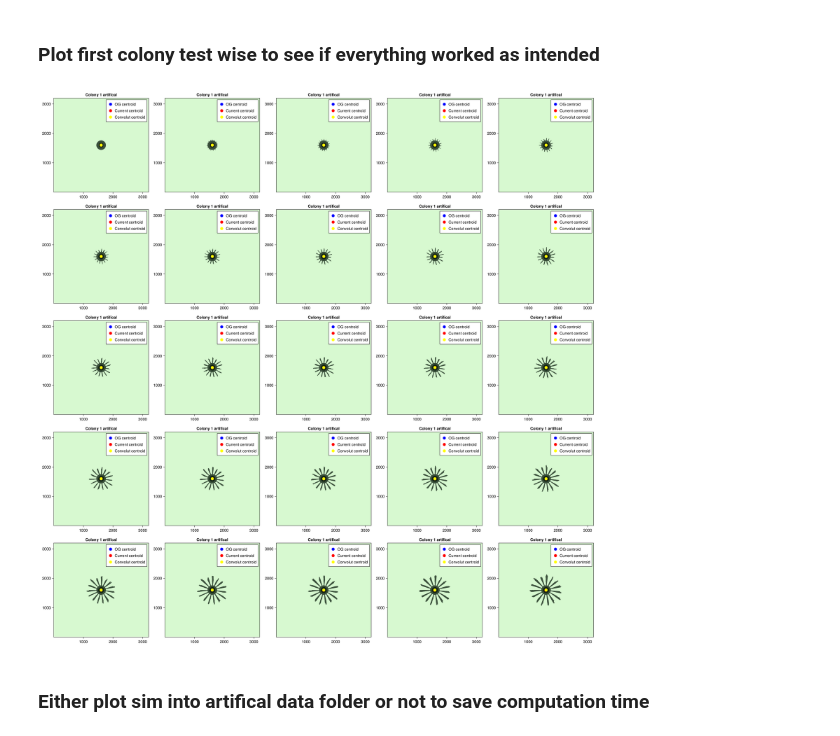
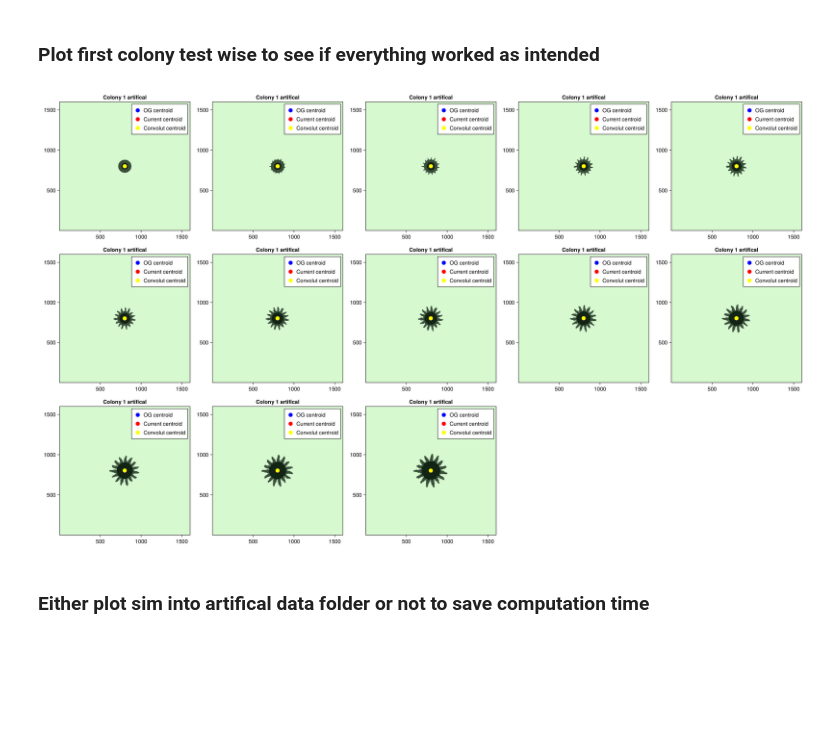
Before and after one commit to AndreasKuhn-ak/ColonyImages.jl, a Jupyter notebook: create_artifical_patterns.ipynb, the cells around one changed output. Cells and saved outputs as stored; diff of their text form; code cells hidden in the pictures; blank space fills up the shorter version.

```diff
--- a/create_artifical_patterns.ipynb
+++ b/create_artifical_patterns.ipynb
@@ -40,11 +29,12 @@ df = DataFrame(data_set =String[], colony = String[], time = Int[],
 # %%
 para = parameters(
-        im_size = [3200,3200],
-        time_points = [0:2:48...],
+        im_size = [1600,1600],
+        time_points = [0:4:48...],
         colony_nr = 8);
 
 simulations = ["Random", "Finger_weak", "Finger_strong"]
 #simulations = ["Random"]
+Points= lattice_points(Int(maximum(para.im_size)÷2))
 plot_sim = false
 # %% [output]
 false
@@ -101,9 +90,9 @@ end
 # %% [markdown]
 ### Plot first colony test wise to see if everything worked as intended
 # %%
-fig_test = plot_time_series_cov_centroid(vec_of_sims[3][1:1], para)
+fig_test = plot_time_series_cov_centroid(vec_of_sims[2][1:1], para)
 # %% [output]
-[figure, old version]
+[figure, new version]
 # %% [markdown]
 ###  Either plot sim into artifical data folder or not to save computation time
 # %%
```
Also changed, not shown: parts of 9 cells of this notebook, 2 other files.
